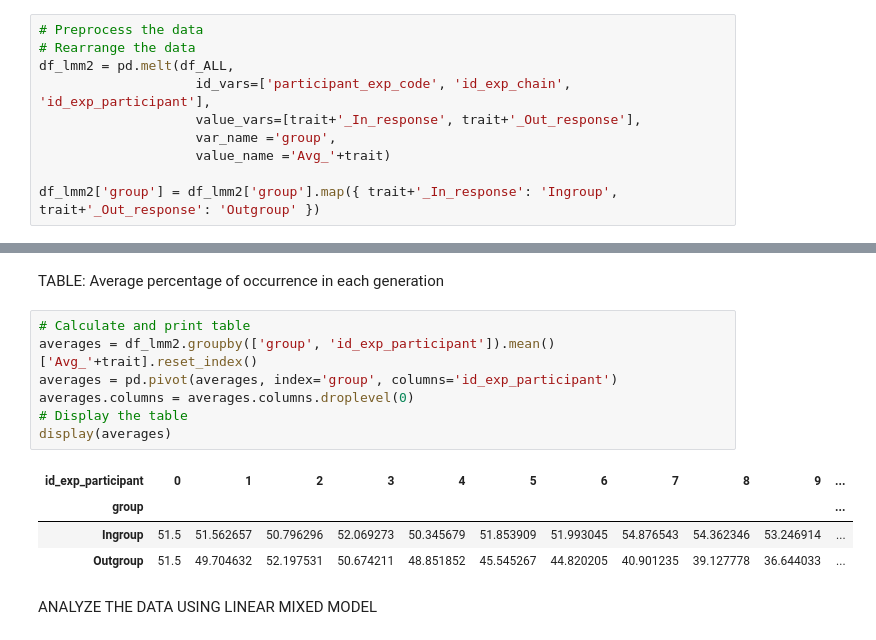
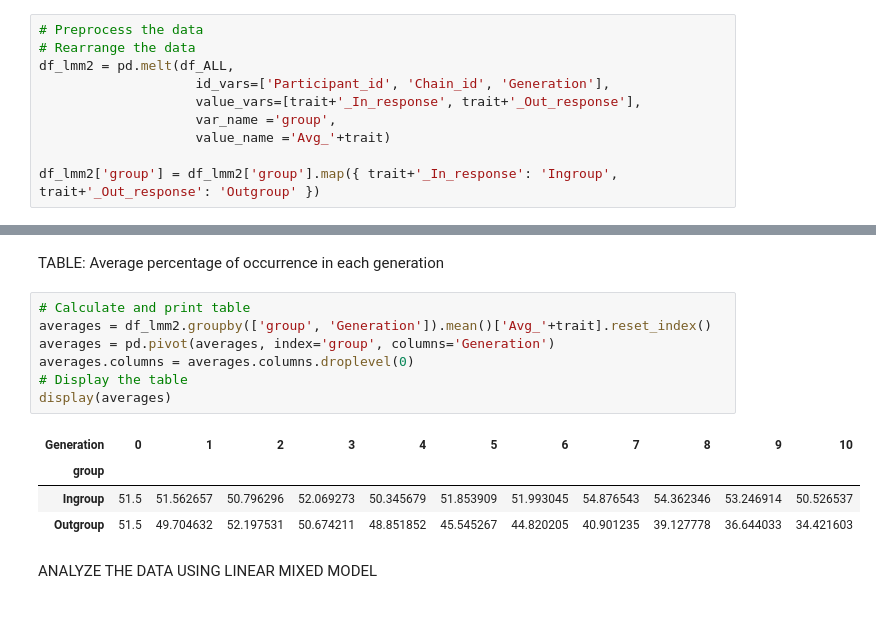
Before and after one commit to mmwozniak/CultEvoSelf---Jupyter, a Jupyter notebook: CultEvoSelf-Jupyter.ipynb, the cells around one changed output, grey strips where cells are left out. Saved outputs shown, nothing was run; the diff lists cells and outputs as text.

```diff
--- a/CultEvoSelf-Jupyter.ipynb
+++ b/CultEvoSelf-Jupyter.ipynb
@@ -392,7 +392,7 @@ trait = 'Add1'
 # Preprocess the data
 # Rearrange the data
 df_lmm2 = pd.melt(df_ALL,
-                    id_vars=['participant_exp_code', 'id_exp_chain', 'id_exp_participant'],
+                    id_vars=['Participant_id', 'Chain_id', 'Generation'],
                     value_vars=[trait+'_In_response', trait+'_Out_response'],
                     var_name ='group',
                     value_name ='Avg_'+trait)
@@ -503,16 +503,16 @@ plt.yticks(fontsize=16)
 TABLE: Average percentage of occurrence in each generation
 # %%
 # Calculate and print table
-averages = df_lmm2.groupby(['group', 'id_exp_participant']).mean()['Avg_'+trait].reset_index()
-averages = pd.pivot(averages, index='group', columns='id_exp_participant')
+averages = df_lmm2.groupby(['group', 'Generation']).mean()['Avg_'+trait].reset_index()
+averages = pd.pivot(averages, index='group', columns='Generation')
 averages.columns = averages.columns.droplevel(0)
 # Display the table
 display(averages)
 # %% [output]
-| id_exp_participant | 0 | 1 | 2 | 3 | 4 | 5 | 6 | 7 | 8 | 9 | ... |
-| group |  |  |  |  |  |  |  |  |  |  | ... |
-| Ingroup | 51.5 | 51.562657 | 50.796296 | 52.069273 | 50.345679 | 51.853909 | 51.993045 | 54.876543 | 54.362346 | 53.246914 | ... |
-| Outgroup | 51.5 | 49.704632 | 52.197531 | 50.674211 | 48.851852 | 45.545267 | 44.820205 | 40.901235 | 39.127778 | 36.644033 | ... |
+| Generation | 0 | 1 | 2 | 3 | 4 | 5 | 6 | 7 | 8 | 9 | 10 |
+| group |  |  |  |  |  |  |  |  |  |  |  |
+| Ingroup | 51.5 | 51.562657 | 50.796296 | 52.069273 | 50.345679 | 51.853909 | 51.993045 | 54.876543 | 54.362346 | 53.246914 | 50.526537 |
+| Outgroup | 51.5 | 49.704632 | 52.197531 | 50.674211 | 48.851852 | 45.545267 | 44.820205 | 40.901235 | 39.127778 | 36.644033 | 34.421603 |
 # %% [markdown]
 ANALYZE THE DATA USING LINEAR MIXED MODEL
 # %%
```
Also changed, not shown: parts of 8 cells of this notebook, 2 other files.
